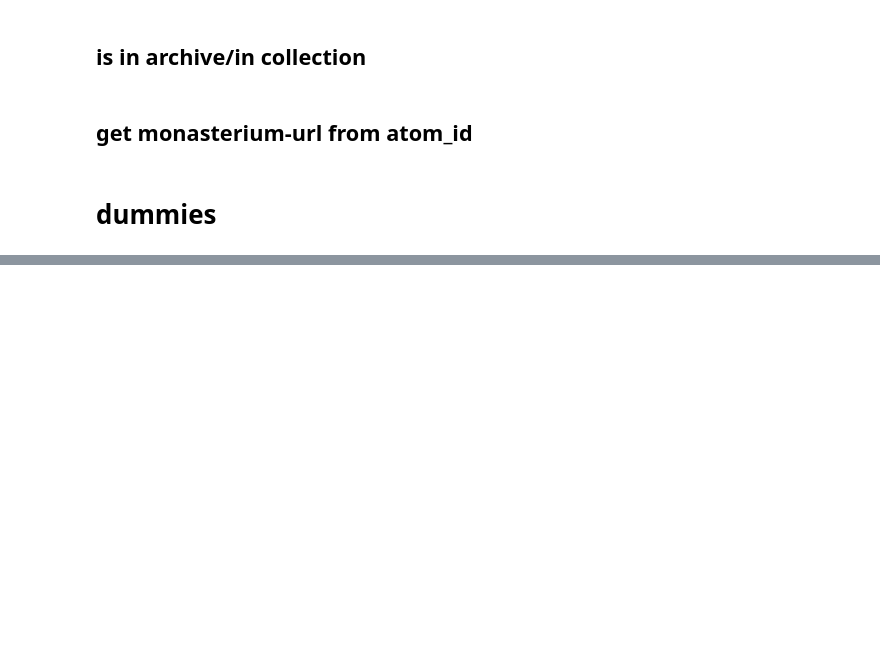
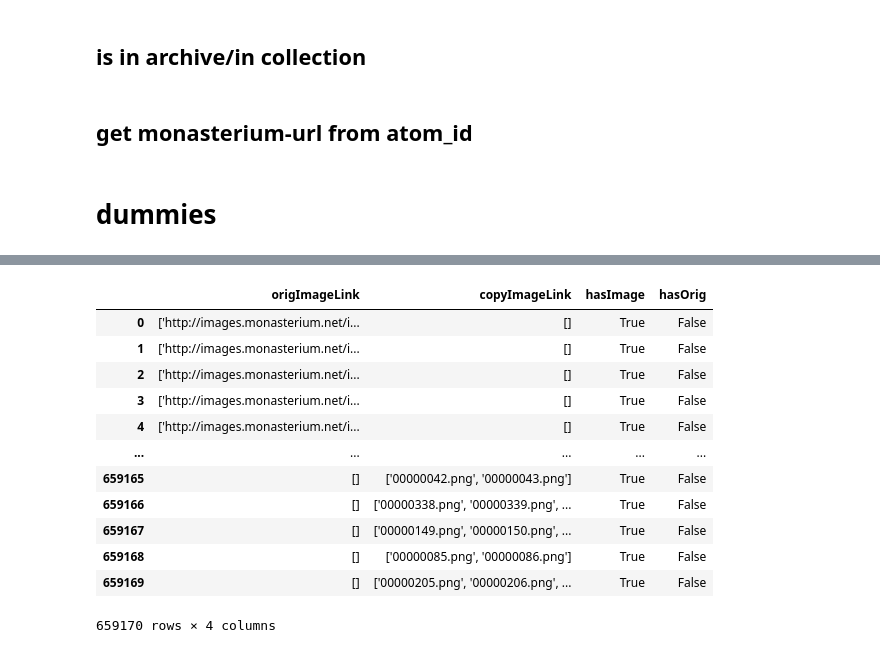
Before and after one commit to Didip-eu/ddpa_lines, a Jupyter notebook: notebooks/playground.ipynb, the cells around one changed output, grey strips where cells are left out. Cells and saved outputs as stored; diff of their text form; code cells hidden in the pictures; blank space fills up the shorter version.

```diff
--- a/notebooks/playground.ipynb
+++ b/notebooks/playground.ipynb
@@ -880,0 +933,16 @@ df_full.to_csv("atomID+url.csv", encoding="utf-8")
+# %%
+df
+# %% [output]
+|  | origImageLink | copyImageLink | hasImage | hasOrig |
+| 0 | ['http://images.monasterium.net/i... | [] | True | False |
+| 1 | ['http://images.monasterium.net/i... | [] | True | False |
+| 2 | ['http://images.monasterium.net/i... | [] | True | False |
+| 3 | ['http://images.monasterium.net/i... | [] | True | False |
+| 4 | ['http://images.monasterium.net/i... | [] | True | False |
+| ... | ... | ... | ... | ... |
+| 659165 | [] | ['00000042.png', '00000043.png'] | True | False |
+| 659166 | [] | ['00000338.png', '00000339.png', ... | True | False |
+| 659167 | [] | ['00000149.png', '00000150.png', ... | True | False |
+| 659168 | [] | ['00000085.png', '00000086.png'] | True | False |
+| 659169 | [] | ['00000205.png', '00000206.png', ... | True | False |
+659170 rows × 4 columns
```
Also changed, not shown: parts of 7 cells of this notebook, 2 other files.
